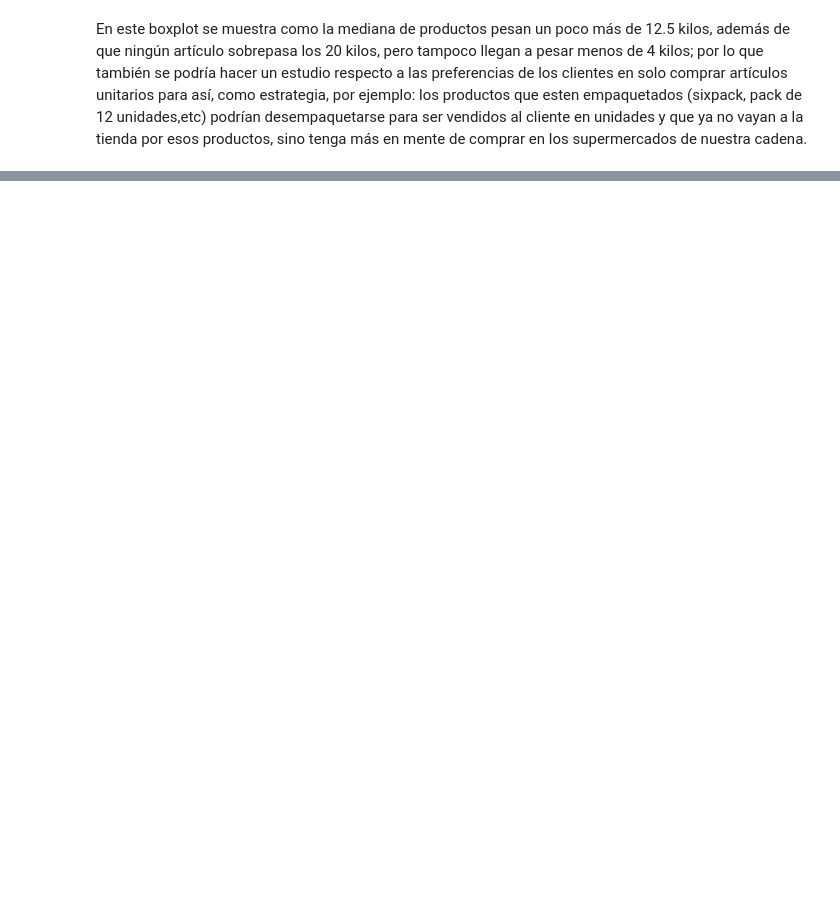
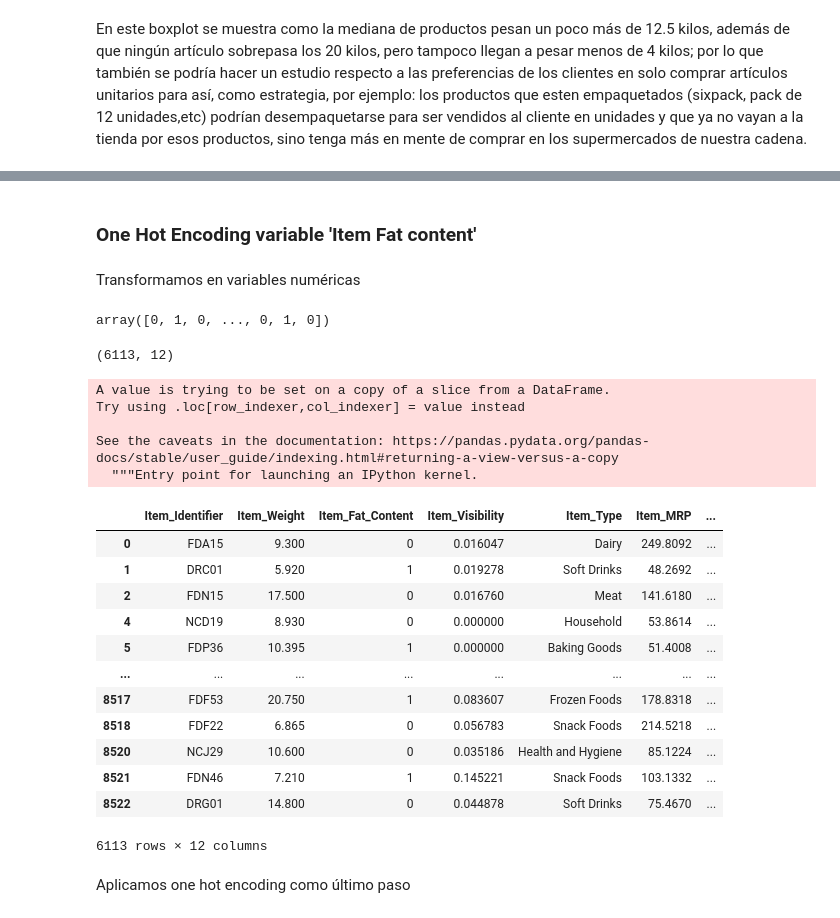
Before and after one commit to Nicolaser1102/predicciones_ventas_comida, a Jupyter notebook: Predicciones_venta_comida.ipynb, the cells around one changed output, grey strips where cells are left out. Drawn from its saved outputs; the diff is of its cells as text; code cells hidden in the pictures; blank space fills up the shorter version.

```diff
--- a/Predicciones_venta_comida.ipynb
+++ b/Predicciones_venta_comida.ipynb
@@ -688,0 +791,2 @@ En este boxplot se muestra como la mediana de productos pesan un poco más de 12
+# %% [markdown]
+### One Hot Encoding variable 'Item Fat content'
@@ -688,0 +796,42 @@ En este boxplot se muestra como la mediana de productos pesan un poco más de 12
+# %% [markdown]
+Transformamos en variables numéricas
+# %%
+# transform and map Item_Fat_Content variable
+
+sales_predictions_df_reg = sales_predictions_df1
+sales_predictions_df_reg2 = sales_predictions_df_reg #sp_df_reg2 para aplicar los cambios
+
+item_fat_le = LabelEncoder() #instanciamos la función
+
+item_fat_labels = item_fat_le.fit_transform(sales_predictions_df_reg2['Item_Fat_Content'])
+item_fat_labels
+# %% [output]
+array([0, 1, 0, ..., 0, 1, 0])
+# %%
+sales_predictions_df_reg2.shape
+# %% [output]
+(6113, 12)
+# %%
+sales_predictions_df_reg2['Item_Fat_Content'] = item_fat_labels
+sales_predictions_df_reg2#logramos cambiarlo a variable numérica
+# %% [output]
+A value is trying to be set on a copy of a slice from a DataFrame.
+Try using .loc[row_indexer,col_indexer] = value instead
+
+See the caveats in the documentation: https://pandas.pydata.org/pandas-docs/stable/user_guide/indexing.html#returning-a-view-versus-a-copy
+  """Entry point for launching an IPython kernel.
+|  | Item_Identifier | Item_Weight | Item_Fat_Content | Item_Visibility | Item_Type | Item_MRP | ... |
+| 0 | FDA15 | 9.300 | 0 | 0.016047 | Dairy | 249.8092 | ... |
+| 1 | DRC01 | 5.920 | 1 | 0.019278 | Soft Drinks | 48.2692 | ... |
+| 2 | FDN15 | 17.500 | 0 | 0.016760 | Meat | 141.6180 | ... |
+| 4 | NCD19 | 8.930 | 0 | 0.000000 | Household | 53.8614 | ... |
+| 5 | FDP36 | 10.395 | 1 | 0.000000 | Baking Goods | 51.4008 | ... |
+| ... | ... | ... | ... | ... | ... | ... | ... |
+| 8517 | FDF53 | 20.750 | 1 | 0.083607 | Frozen Foods | 178.8318 | ... |
+| 8518 | FDF22 | 6.865 | 0 | 0.056783 | Snack Foods | 214.5218 | ... |
+| 8520 | NCJ29 | 10.600 | 0 | 0.035186 | Health and Hygiene | 85.1224 | ... |
+| 8521 | FDN46 | 7.210 | 1 | 0.145221 | Snack Foods | 103.1332 | ... |
+| 8522 | DRG01 | 14.800 | 0 | 0.044878 | Soft Drinks | 75.4670 | ... |
+6113 rows × 12 columns
+# %% [markdown]
+Aplicamos one hot encoding como último paso
```
Also changed, not shown: parts of 94 cells of this notebook.
